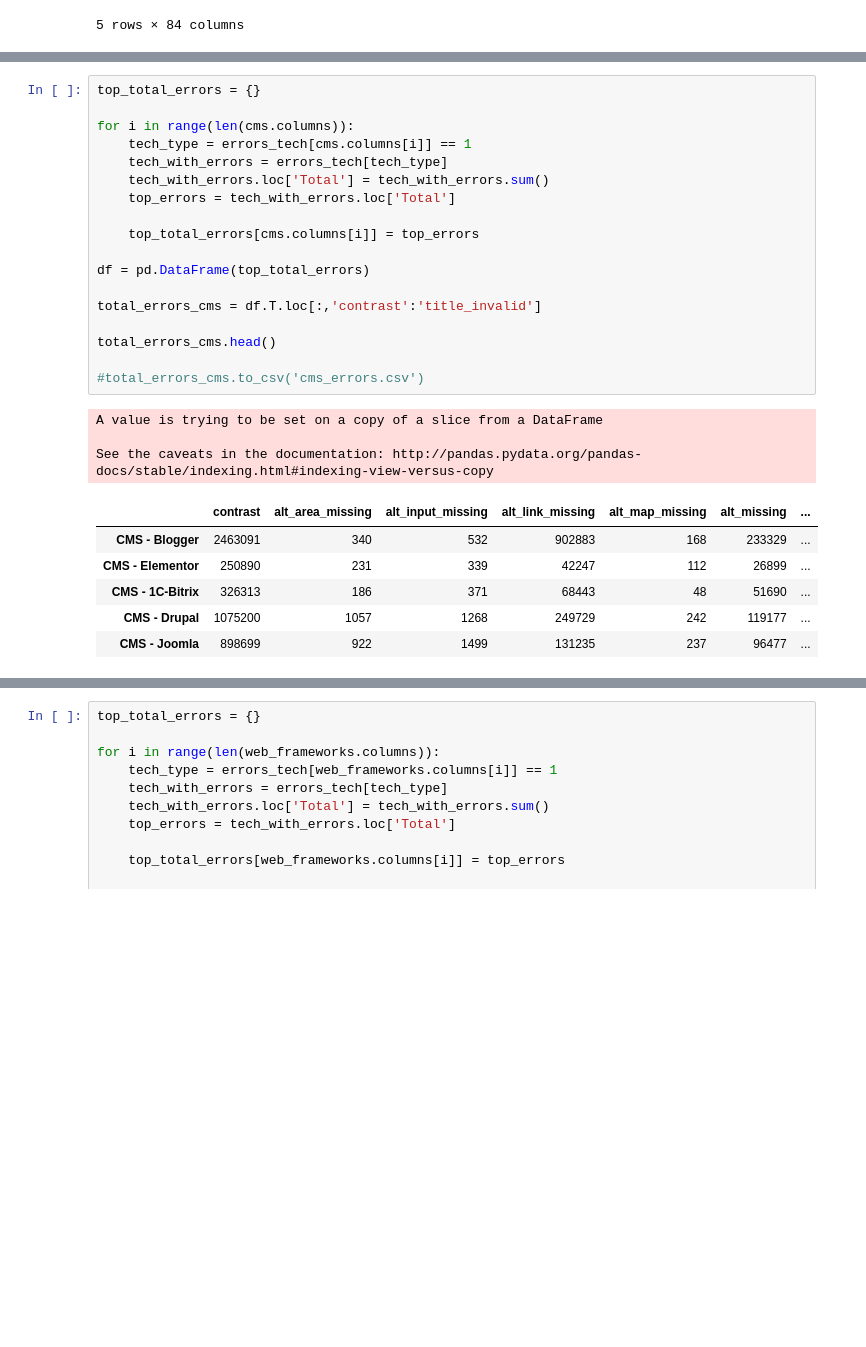
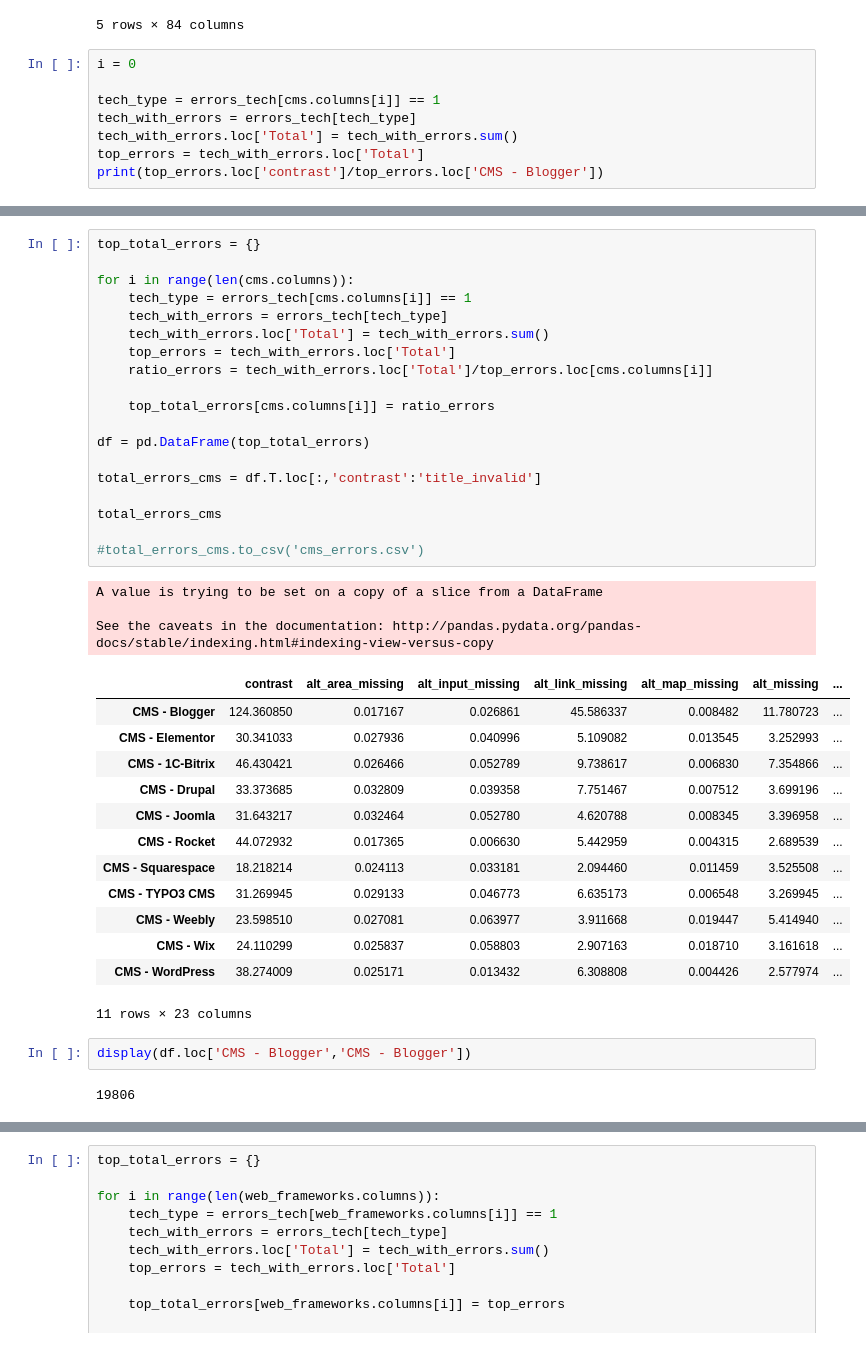
Before and after one commit to McKlayne/WebAIM-Million, a Jupyter notebook: McKlayne.ipynb, the cells around one changed output, grey strips where cells are left out. Saved outputs shown, nothing was run; the diff lists cells and outputs as text; blank space fills up the shorter version.

Commit message:
updated with technologies and errors analysis

```diff
--- a/McKlayne.ipynb
+++ b/McKlayne.ipynb
@@ -123,3 +130,11 @@ errors_tech.head(5)
 | 4 | 25 | 0 | 0 | 0 | 0 | 0 | ... |
 | 5 | 0 | 0 | 0 | 0 | 0 | 0 | ... |
 5 rows × 84 columns
+# %%
+i = 0
+
+tech_type = errors_tech[cms.columns[i]] == 1
+tech_with_errors = errors_tech[tech_type]
+tech_with_errors.loc['Total'] = tech_with_errors.sum()
+top_errors = tech_with_errors.loc['Total']
+print(top_errors.loc['contrast']/top_errors.loc['CMS - Blogger'])
@@ -126,31 +147,43 @@ errors_tech.head(5)
 # %%
 top_total_errors = {}
 
 for i in range(len(cms.columns)):
     tech_type = errors_tech[cms.columns[i]] == 1
     tech_with_errors = errors_tech[tech_type]
     tech_with_errors.loc['Total'] = tech_with_errors.sum()
     top_errors = tech_with_errors.loc['Total']
+    ratio_errors = tech_with_errors.loc['Total']/top_errors.loc[cms.columns[i]]
 
-    top_total_errors[cms.columns[i]] = top_errors
+    top_total_errors[cms.columns[i]] = ratio_errors
 
 df = pd.DataFrame(top_total_errors)
 
 total_errors_cms = df.T.loc[:,'contrast':'title_invalid']
 
-total_errors_cms.head()
+total_errors_cms
 
 #total_errors_cms.to_csv('cms_errors.csv')
 # %% [output]
 A value is trying to be set on a copy of a slice from a DataFrame
 
 See the caveats in the documentation: http://pandas.pydata.org/pandas-docs/stable/indexing.html#indexing-view-versus-copy
 |  | contrast | alt_area_missing | alt_input_missing | alt_link_missing | alt_map_missing | alt_missing | ... |
-| CMS - Blogger | 2463091 | 340 | 532 | 902883 | 168 | 233329 | ... |
-| CMS - Elementor | 250890 | 231 | 339 | 42247 | 112 | 26899 | ... |
-| CMS - 1C-Bitrix | 326313 | 186 | 371 | 68443 | 48 | 51690 | ... |
-| CMS - Drupal | 1075200 | 1057 | 1268 | 249729 | 242 | 119177 | ... |
-| CMS - Joomla | 898699 | 922 | 1499 | 131235 | 237 | 96477 | ... |
+| CMS - Blogger | 124.360850 | 0.017167 | 0.026861 | 45.586337 | 0.008482 | 11.780723 | ... |
+| CMS - Elementor | 30.341033 | 0.027936 | 0.040996 | 5.109082 | 0.013545 | 3.252993 | ... |
+| CMS - 1C-Bitrix | 46.430421 | 0.026466 | 0.052789 | 9.738617 | 0.006830 | 7.354866 | ... |
+| CMS - Drupal | 33.373685 | 0.032809 | 0.039358 | 7.751467 | 0.007512 | 3.699196 | ... |
+| CMS - Joomla | 31.643217 | 0.032464 | 0.052780 | 4.620788 | 0.008345 | 3.396958 | ... |
+| CMS - Rocket | 44.072932 | 0.017365 | 0.006630 | 5.442959 | 0.004315 | 2.689539 | ... |
+| CMS - Squarespace | 18.218214 | 0.024113 | 0.033181 | 2.094460 | 0.011459 | 3.525508 | ... |
+| CMS - TYPO3 CMS | 31.269945 | 0.029133 | 0.046773 | 6.635173 | 0.006548 | 3.269945 | ... |
+| CMS - Weebly | 23.598510 | 0.027081 | 0.063977 | 3.911668 | 0.019447 | 5.414940 | ... |
+| CMS - Wix | 24.110299 | 0.025837 | 0.058803 | 2.907163 | 0.018710 | 3.161618 | ... |
+| CMS - WordPress | 38.274009 | 0.025171 | 0.013432 | 6.308808 | 0.004426 | 2.577974 | ... |
+11 rows × 23 columns
+# %%
+display(df.loc['CMS - Blogger','CMS - Blogger'])
+# %% [output]
+19806
 # %%
 top_total_errors = {}
 
```
Also changed, not shown: parts of 7 cells of this notebook.
